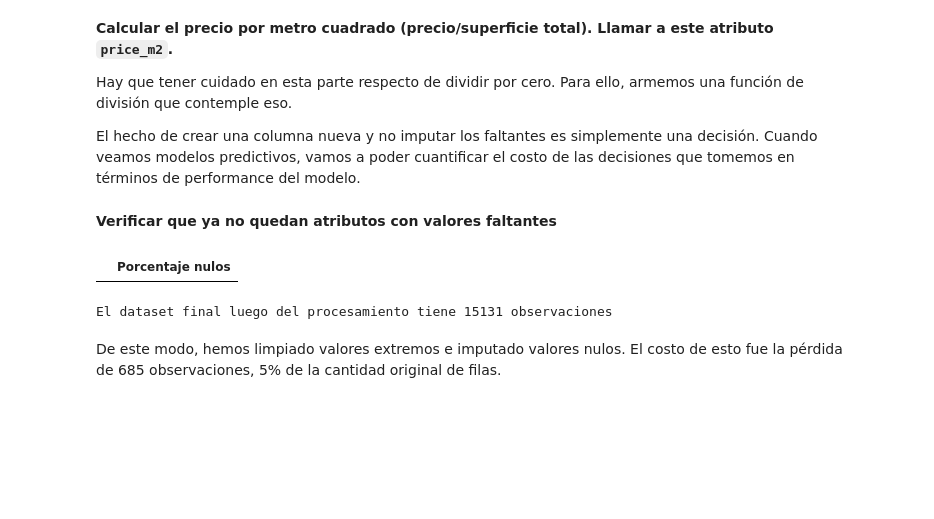
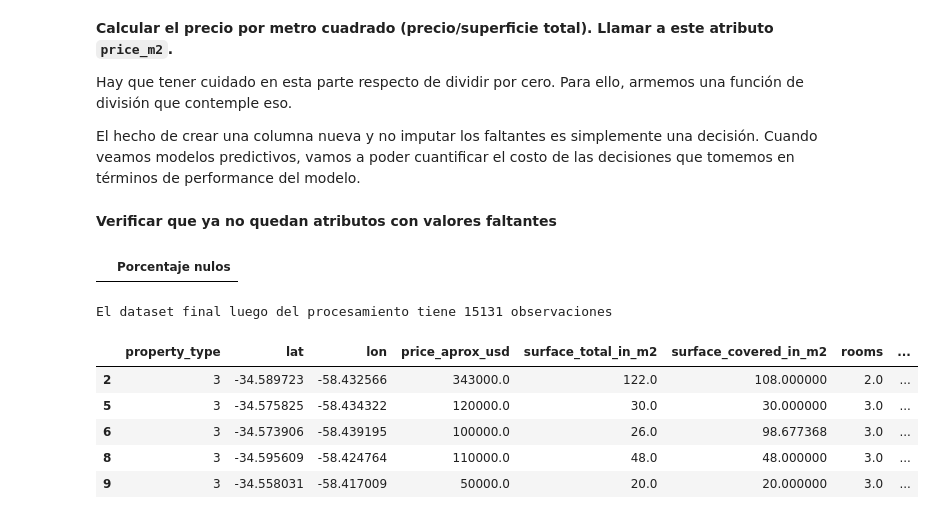
Before and after one commit to EvaSalomon/acamica, a Jupyter notebook: entrega2/recursos_proyecto_2.ipynb, the cells around one changed output. Saved outputs shown, nothing was run; the diff lists cells and outputs as text; code cells hidden in the pictures; blank space fills up the shorter version.

```diff
--- a/entrega2/recursos_proyecto_2.ipynb
+++ b/entrega2/recursos_proyecto_2.ipynb
@@ -357,5 +356,3 @@ df_faltantes.loc[~(df_faltantes==0).all(axis=1)]
 print("El dataset final luego del procesamiento tiene {} observaciones".format(df.shape[0]))
 # %% [output]
 El dataset final luego del procesamiento tiene 15131 observaciones
-# %% [markdown]
-De este modo, hemos limpiado valores extremos e imputado valores nulos. El costo de esto fue la pérdida de 685 observaciones, 5% de la cantidad original de filas.
@@ -361,0 +361,9 @@ De este modo, hemos limpiado valores extremos e imputado valores nulos. El costo
+# %%
+df.head()
+# %% [output]
+|  | property_type | lat | lon | price_aprox_usd | surface_total_in_m2 | surface_covered_in_m2 | rooms | ... |
+| 2 | 3 | -34.589723 | -58.432566 | 343000.0 | 122.0 | 108.000000 | 2.0 | ... |
+| 5 | 3 | -34.575825 | -58.434322 | 120000.0 | 30.0 | 30.000000 | 3.0 | ... |
+| 6 | 3 | -34.573906 | -58.439195 | 100000.0 | 26.0 | 98.677368 | 3.0 | ... |
+| 8 | 3 | -34.595609 | -58.424764 | 110000.0 | 48.0 | 48.000000 | 3.0 | ... |
+| 9 | 3 | -34.558031 | -58.417009 | 50000.0 | 20.0 | 20.000000 | 3.0 | ... |
```
Also changed, not shown: parts of 20 cells of this notebook, 3 other files.
